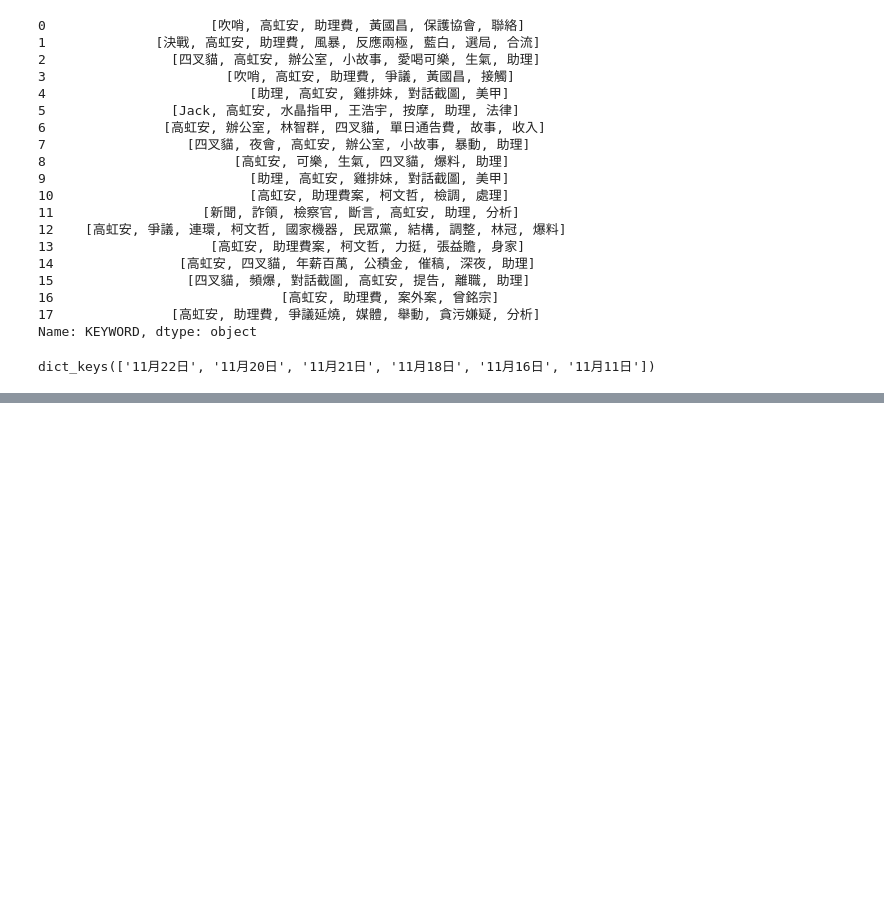
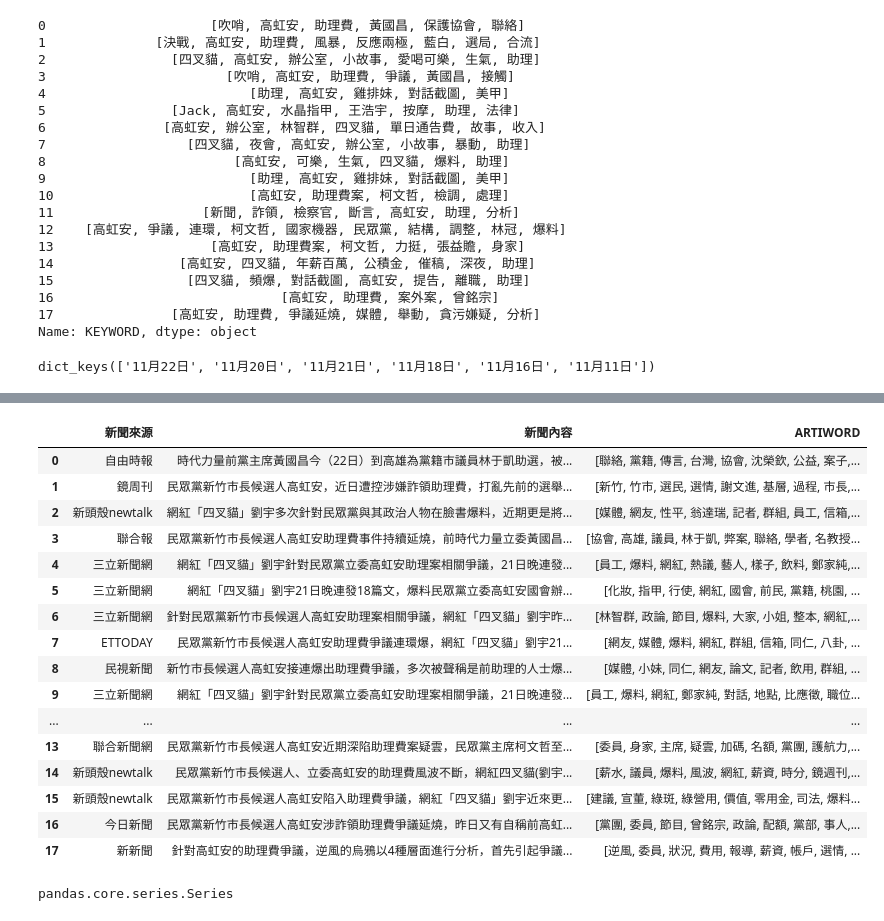
Before and after one commit to walilaywa/PL, a Jupyter notebook: 20221123_PRA.ipynb, the cells around one changed output, grey strips where cells are left out. Drawn from its saved outputs; the diff is of its cells as text; code cells hidden in the pictures; blank space fills up the shorter version.

```diff
--- a/20221123_PRA.ipynb
+++ b/20221123_PRA.ipynb
@@ -102,0 +113,9 @@ Name: ARTIWORD, dtype: object
+# %%
+
+index=0
+for sentence in newsdata["新聞內容"]:
+    sentence = re.sub('\d+','',sentence)#re要記得先import，此為資料正則化的功能，去除掉不要的字
+    sentence = re.sub('a-z','',sentence)
+    doct_list=jieba.analyse.extract_tags(sentence, topK=20, withWeight=False, allowPOS=('ns','nr','n'))#名詞顯示
+    newsdata["ARTIWORD"].iloc[index]=doct_list
+    index += 1
@@ -102,0 +287,27 @@ Name: ARTIWORD, dtype: object
+# %%
+trydata=newsdata[["新聞來源","新聞內容","ARTIWORD"]]
+trydata
+# %% [output]
+|  | 新聞來源 | 新聞內容 | ARTIWORD |
+| 0 | 自由時報 | 時代力量前黨主席黃國昌今（22日）到高雄為黨籍市議員林于凱助選，被... | [聯絡, 黨籍, 傳言, 台灣, 協會, 沈榮欽, 公益, 案子,... |
+| 1 | 鏡周刊 | 民眾黨新竹市長候選人高虹安，近日遭控涉嫌詐領助理費，打亂先前的選舉... | [新竹, 竹市, 選民, 選情, 謝文進, 基層, 過程, 市長,... |
+| 2 | 新頭殼newtalk | 網紅「四叉貓」劉宇多次針對民眾黨與其政治人物在臉書爆料，近期更是將... | [媒體, 網友, 性平, 翁達瑞, 記者, 群組, 員工, 信箱,... |
+| 3 | 聯合報 | 民眾黨新竹市長候選人高虹安助理費事件持續延燒，前時代力量立委黃國昌... | [協會, 高雄, 議員, 林于凱, 弊案, 聯絡, 學者, 名教授... |
+| 4 | 三立新聞網 | 網紅「四叉貓」劉宇針對民眾黨立委高虹安助理案相關爭議，21日晚連發... | [員工, 爆料, 網紅, 熱議, 藝人, 樣子, 飲料, 鄭家純,... |
+| 5 | 三立新聞網 | 網紅「四叉貓」劉宇21日晚連發18篇文，爆料民眾黨立委高虹安國會辦... | [化妝, 指甲, 行使, 網紅, 國會, 前民, 黨籍, 桃園, ... |
+| 6 | 三立新聞網 | 針對民眾黨新竹市長候選人高虹安助理案相關爭議，網紅「四叉貓」劉宇昨... | [林智群, 政論, 節目, 爆料, 大家, 小姐, 整本, 網紅,... |
+| 7 | ETTODAY | 民眾黨新竹市長候選人高虹安助理費爭議連環爆，網紅「四叉貓」劉宇21... | [網友, 媒體, 爆料, 網紅, 群組, 信箱, 同仁, 八卦, ... |
+| 8 | 民視新聞 | 新竹市長候選人高虹安接連爆出助理費爭議，多次被聲稱是前助理的人士爆... | [媒體, 小妹, 同仁, 網友, 論文, 記者, 飲用, 群組, ... |
+| 9 | 三立新聞網 | 網紅「四叉貓」劉宇針對民眾黨立委高虹安助理案相關爭議，21日晚連發... | [員工, 爆料, 網紅, 鄭家純, 對話, 地點, 比應徵, 職位... |
+| ... | ... | ... | ... |
+| 13 | 聯合新聞網 | 民眾黨新竹市長候選人高虹安近期深陷助理費案疑雲，民眾黨主席柯文哲至... | [委員, 身家, 主席, 疑雲, 加碼, 名額, 黨團, 護航力,... |
+| 14 | 新頭殼newtalk | 民眾黨新竹市長候選人、立委高虹安的助理費風波不斷，網紅四叉貓(劉宇... | [薪水, 議員, 爆料, 風波, 網紅, 薪資, 時分, 鏡週刊,... |
+| 15 | 新頭殼newtalk | 民眾黨新竹市長候選人高虹安陷入助理費爭議，網紅「四叉貓」劉宇近來更... | [建議, 宣董, 綠斑, 綠營用, 價值, 零用金, 司法, 爆料... |
+| 16 | 今日新聞 | 民眾黨新竹市長候選人高虹安涉詐領助理費爭議延燒，昨日又有自稱前高虹... | [黨團, 委員, 節目, 曾銘宗, 政論, 配額, 黨部, 事人,... |
+| 17 | 新新聞 | 針對高虹安的助理費爭議，逆風的烏鴉以4種層面進行分析，首先引起爭議... | [逆風, 委員, 狀況, 費用, 報導, 薪資, 帳戶, 選情, ... |
+# %%
+newsdata["ARTIWORD"] = newsdata["ARTIWORD"].tolist
+type(newsdata["ARTIWORD"])
+#output_series=trydata.groupby(["新聞內容"])["ARTIWORD"].apply(lambda x:','.join(str(x))).reset_index()
+# %% [output]
+pandas.core.series.Series
```
Also changed, not shown: parts of 25 cells of this notebook, 4 other files.
